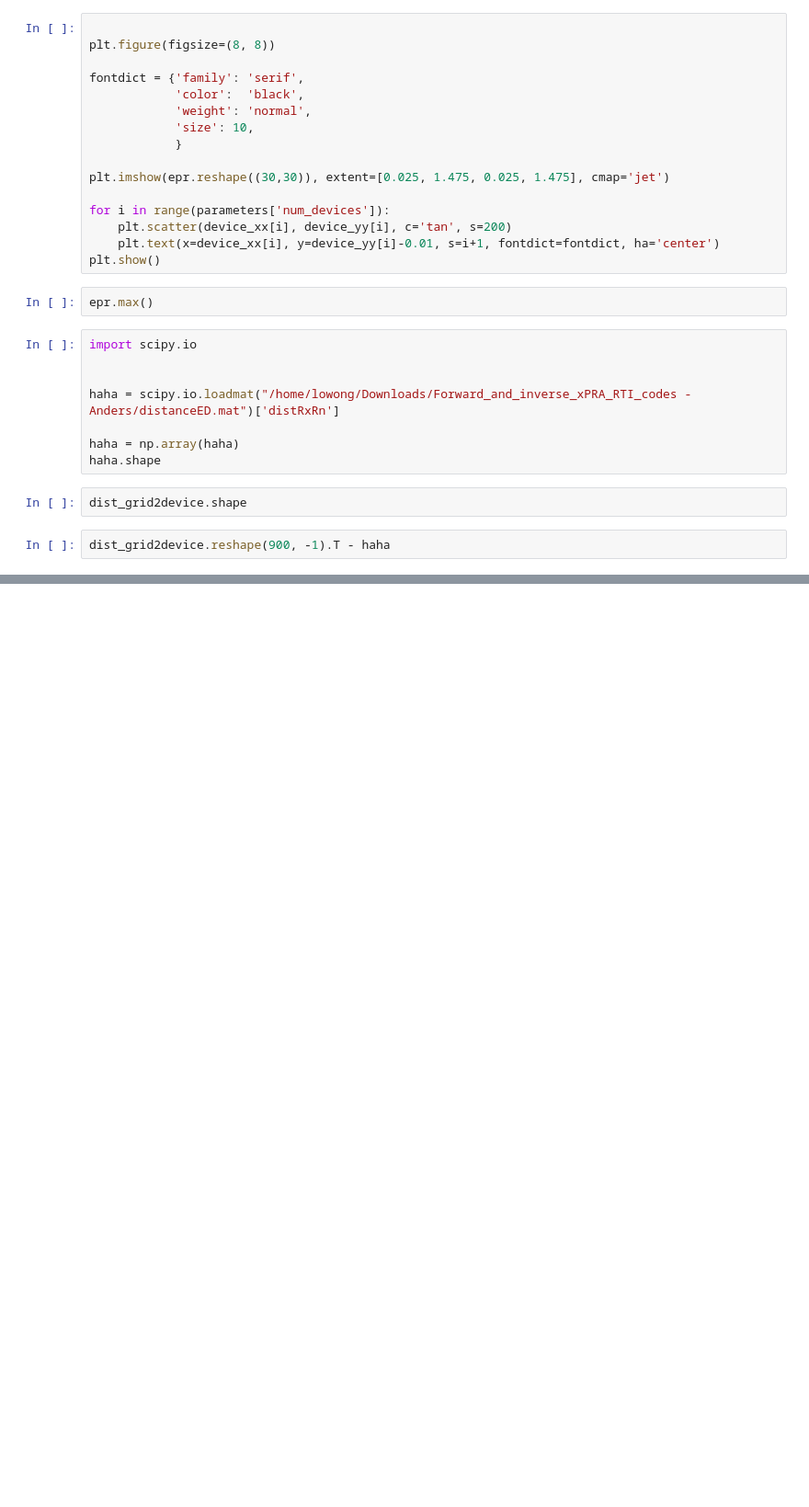
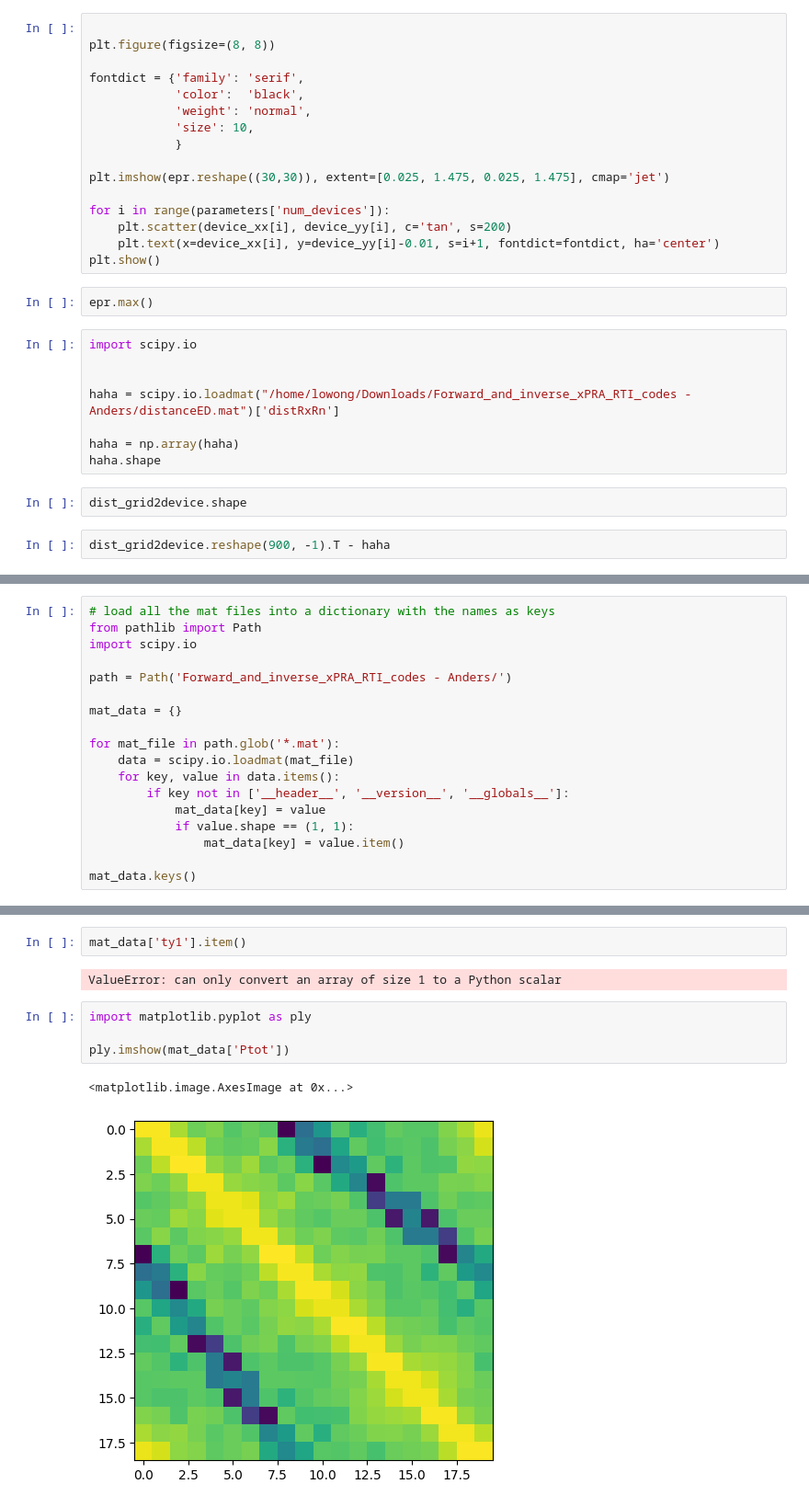
Before and after one commit to anderswong425/RF-Imaging, a Jupyter notebook: test.ipynb, the cells around one changed output, grey strips where cells are left out. Shown: that part at 92% size. Saved outputs shown, nothing was run; the diff lists cells and outputs as text; blank space fills up the shorter version.

```diff
--- a/test.ipynb
+++ b/test.ipynb
@@ -309,0 +247,18 @@ False
+# %%
+# load all the mat files into a dictionary with the names as keys
+from pathlib import Path
+import scipy.io
+
+path = Path('Forward_and_inverse_xPRA_RTI_codes - Anders/')
+
+mat_data = {}
+
+for mat_file in path.glob('*.mat'):
+    data = scipy.io.loadmat(mat_file)
+    for key, value in data.items():
+        if key not in ['__header__', '__version__', '__globals__']:
+            mat_data[key] = value
+            if value.shape == (1, 1):
+                mat_data[key] = value.item()
+
+mat_data.keys()
@@ -309,0 +283,11 @@ False
+# %%
+mat_data['ty1'].item()
+# %% [output]
+ValueError: can only convert an array of size 1 to a Python scalar
+# %%
+import matplotlib.pyplot as ply
+
+ply.imshow(mat_data['Ptot'])
+# %% [output]
+<matplotlib.image.AxesImage at 0x...>
+[figure, added]
```
Also changed, not shown: parts of 9 cells of this notebook, 24 other files.
